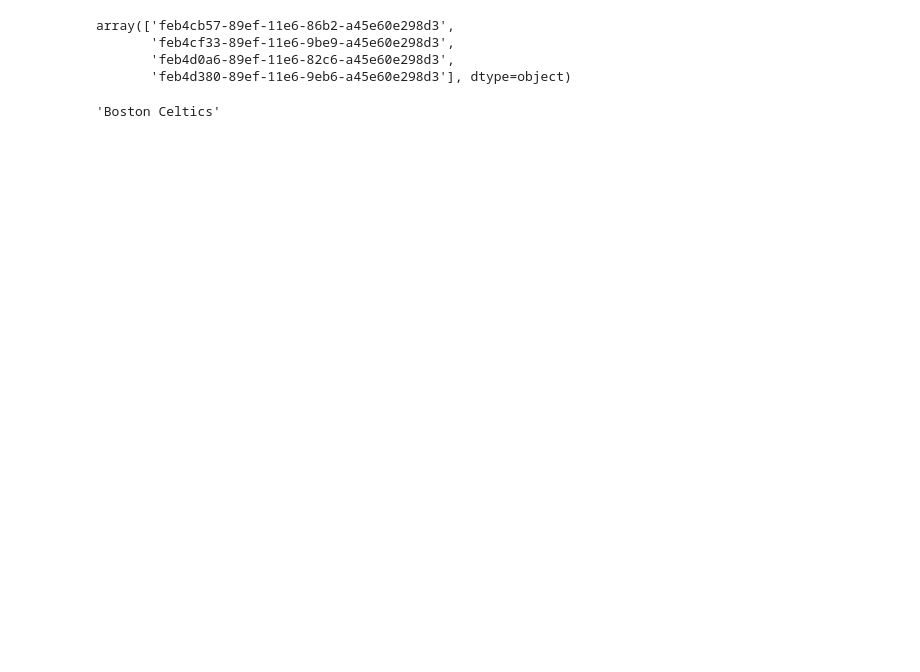
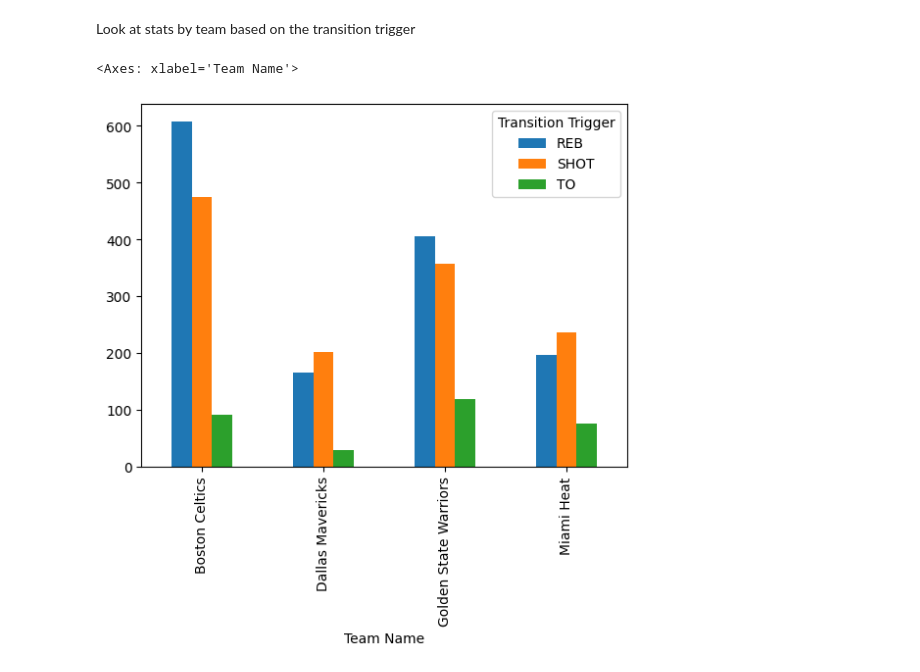
Before and after one commit to emmaritcey/wisd-hackathon, a Jupyter notebook: visualizations.ipynb, the cells around one changed output. Drawn from its saved outputs; the diff is of its cells as text; code cells hidden in the pictures; blank space fills up the shorter version.

```diff
--- a/visualizations.ipynb
+++ b/visualizations.ipynb
@@ -13,0 +10,2 @@ df.head()
+# %%
+pass_df = pd.read_pickle('data/transition/possession_summaries.pkl')
@@ -70,12 +132 @@ from src.utils.data_helpers import get_team_name
-# %%
-np.unique(df['Team Id'].values)
-# %% [output]
-array(['feb4cb57-89ef-11e6-86b2-a45e60e298d3',
-       'feb4cf33-89ef-11e6-9be9-a45e60e298d3',
-       'feb4d0a6-89ef-11e6-82c6-a45e60e298d3',
-       'feb4d380-89ef-11e6-9eb6-a45e60e298d3'], dtype=object)
-# %%
-get_team_name('feb4cb57-89ef-11e6-86b2-a45e60e298d3')
-# %% [output]
-'Boston Celtics'
 # %%
@@ -85,0 +142,7 @@ f2.show()
+# %% [markdown]
+Look at stats by team based on the transition trigger
+# %%
+pass_df.groupby(['Team Name','Transition Trigger'])['# Defenders Passed'].count().unstack('Transition Trigger').plot.bar()
+# %% [output]
+<Axes: xlabel='Team Name'>
+[figure, added]
```
Also changed, not shown: parts of 15 cells of this notebook, 5 other files.
